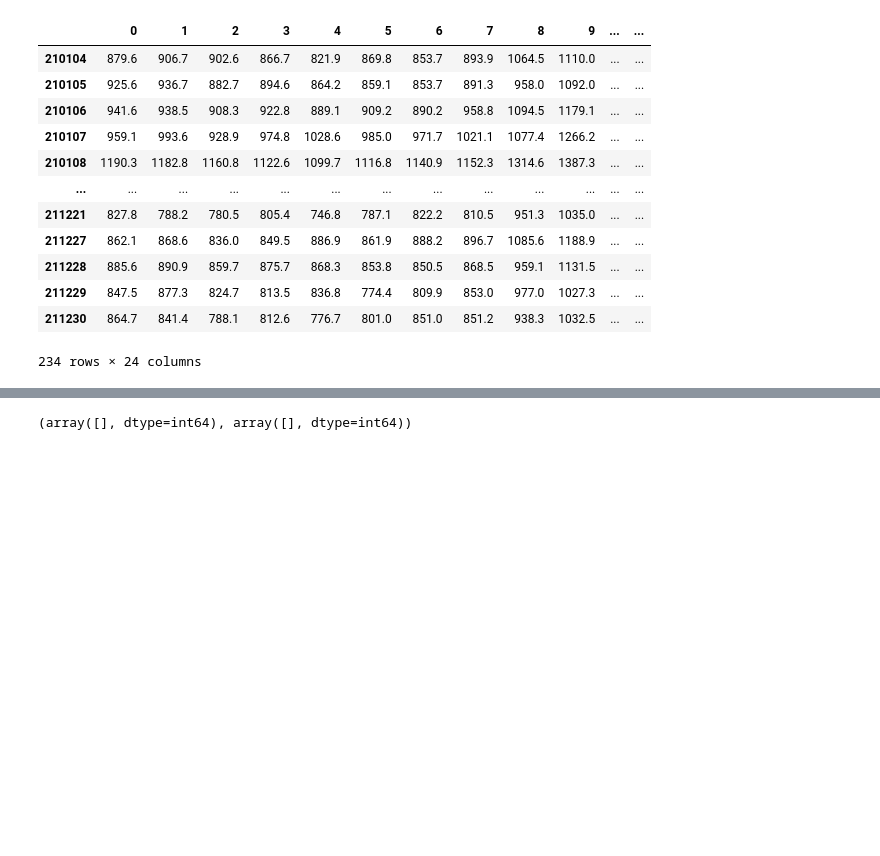
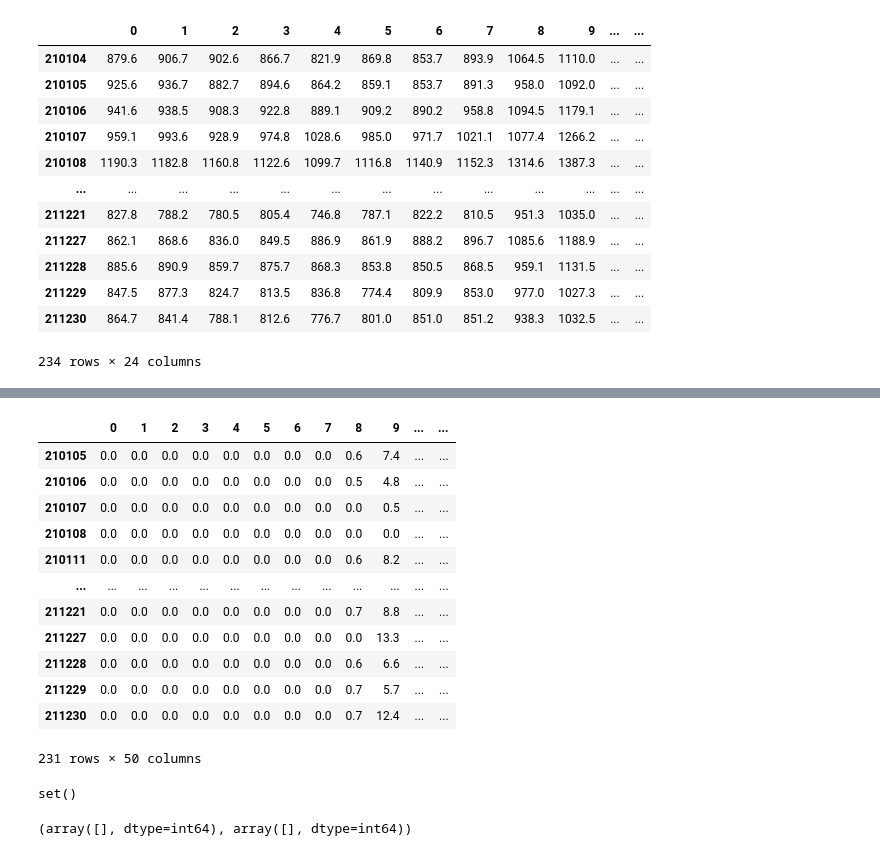
Before and after one commit to Ye-eun-Kim/IIS_net_load_forecast, a Jupyter notebook: weather_processing.ipynb, the cells around one changed output, grey strips where cells are left out. Saved outputs shown, nothing was run; the diff lists cells and outputs as text; code cells hidden in the pictures; blank space fills up the shorter version.

```diff
--- a/weather_processing.ipynb
+++ b/weather_processing.ipynb
@@ -200,3 +293,23 @@ X_load
+# %%
+Y_pv
+# %% [output]
+|  | 0 | 1 | 2 | 3 | 4 | 5 | 6 | 7 | 8 | 9 | ... | ... |
+| 210105 | 0.0 | 0.0 | 0.0 | 0.0 | 0.0 | 0.0 | 0.0 | 0.0 | 0.6 | 7.4 | ... | ... |
+| 210106 | 0.0 | 0.0 | 0.0 | 0.0 | 0.0 | 0.0 | 0.0 | 0.0 | 0.5 | 4.8 | ... | ... |
+| 210107 | 0.0 | 0.0 | 0.0 | 0.0 | 0.0 | 0.0 | 0.0 | 0.0 | 0.0 | 0.5 | ... | ... |
+| 210108 | 0.0 | 0.0 | 0.0 | 0.0 | 0.0 | 0.0 | 0.0 | 0.0 | 0.0 | 0.0 | ... | ... |
+| 210111 | 0.0 | 0.0 | 0.0 | 0.0 | 0.0 | 0.0 | 0.0 | 0.0 | 0.6 | 8.2 | ... | ... |
+| ... | ... | ... | ... | ... | ... | ... | ... | ... | ... | ... | ... | ... |
+| 211221 | 0.0 | 0.0 | 0.0 | 0.0 | 0.0 | 0.0 | 0.0 | 0.0 | 0.7 | 8.8 | ... | ... |
+| 211227 | 0.0 | 0.0 | 0.0 | 0.0 | 0.0 | 0.0 | 0.0 | 0.0 | 0.0 | 13.3 | ... | ... |
+| 211228 | 0.0 | 0.0 | 0.0 | 0.0 | 0.0 | 0.0 | 0.0 | 0.0 | 0.6 | 6.6 | ... | ... |
+| 211229 | 0.0 | 0.0 | 0.0 | 0.0 | 0.0 | 0.0 | 0.0 | 0.0 | 0.7 | 5.7 | ... | ... |
+| 211230 | 0.0 | 0.0 | 0.0 | 0.0 | 0.0 | 0.0 | 0.0 | 0.0 | 0.7 | 12.4 | ... | ... |
+231 rows × 50 columns
+# %%
+set(Y_pv.index) - set(load.iloc[1:len_load].index)
+# %% [output]
+set()
 # %%
 # check if comb has NaN values
 np.isnan(Y_pv.iloc[:,:]).any()
```
Also changed, not shown: parts of 14 cells of this notebook, 6 other files.
